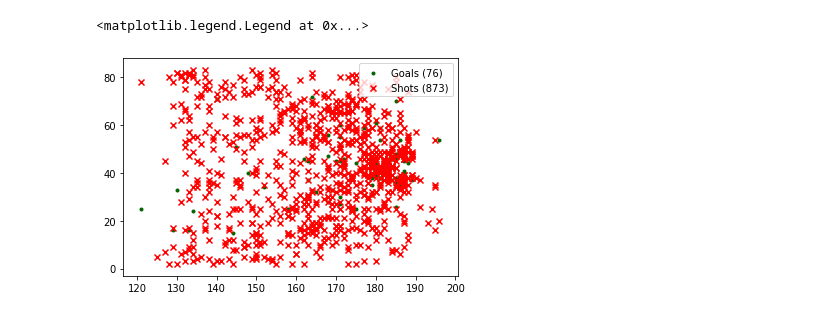
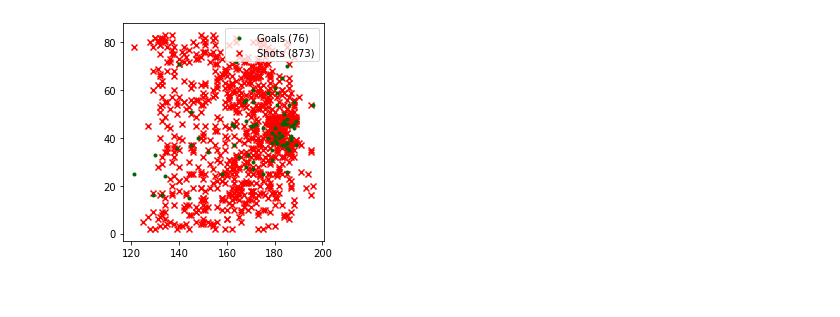
Before and after one commit to Schrinetime/Big-Data-Cup-2021, a Jupyter notebook: pass_angle.ipynb, the cells around one changed output. Drawn from its saved outputs; the diff is of its cells as text; code cells hidden in the pictures.

Commit message:
Updated with initial multivariate approach

```diff
--- a/pass_angle.ipynb
+++ b/pass_angle.ipynb
@@ -13 +11,7 @@ nwhl_attempts.plot.scatter('X Coordinate','Y Coordinate')
 A shot on goal defined: https://en.wikipedia.org/wiki/Shot_on_goal_(ice_hockey)
+# %%
+nwhl_net_attempts = nwhl_df.loc[nwhl_df['Detail 2'].eq('On Net')].copy()
+
+fig1, ax1 = plt.subplots(facecolor='white')
+nwhl_net_attempts.plot.scatter('X Coordinate','Y Coordinate', color='k', alpha=.15, ax=ax1)
+ax1.set_aspect('equal')
@@ -13,0 +20,19 @@ A shot on goal defined: https://en.wikipedia.org/wiki/Shot_on_goal_(ice_hockey)
+# %%
+x, y = np.mgrid[120:200:.5, 0:85:.5]
+pos = np.dstack((x, y))
+
+def point_pdf(point):
+    # print(point)
+    xp = point['X Coordinate']
+    yp = point['Y Coordinate']
+    rv = multivariate_normal([xp, yp], 5)
+    r = rv.pdf(pos)
+    return r/r.max()
+
+nwhl_net_attempts['pdf'] = nwhl_net_attempts[['X Coordinate','Y Coordinate']].apply(point_pdf, axis=1)
+shots = nwhl_net_attempts['pdf'].sum()
+
+fig2, ax2 = plt.subplots(facecolor='white')
+c = ax2.contourf(x, y, shots, 50, cmap='binary')
+fig2.colorbar(c)
+ax2.set_aspect('equal')
@@ -14,19 +50,19 @@ A shot on goal defined: https://en.wikipedia.org/wiki/Shot_on_goal_(ice_hockey)
 # %%
-nwhl_net_attempts = nwhl_df.loc[nwhl_df['Detail 2'].eq('On Net')]
-
 leg_dict = {'Shot':{'color':'red',
-                    'marker':'x'},
+                    'marker':'x',
+                    'zorder':0},
             'Goal':{'color':'darkgreen',
-                    'marker':'.'}}
+                    'marker':'.',
+                    'zorder':1}}
 
 shot_fig, shot_ax = plt.subplots(facecolor='white')
 
 for event, event_df in nwhl_net_attempts.groupby('Event'):
     n = event_df.shape[0]
     shot_ax.scatter('X Coordinate','Y Coordinate',
                     data=event_df, **leg_dict[event], label=f'{event}s ({n})')
 
 shot_ax.legend()
+shot_ax.set_aspect('equal')
 # %% [output]
-<matplotlib.legend.Legend at 0x...>
-[figure, old version]
+[figure, new version]
```
Also changed, not shown: parts of 8 cells of this notebook.
